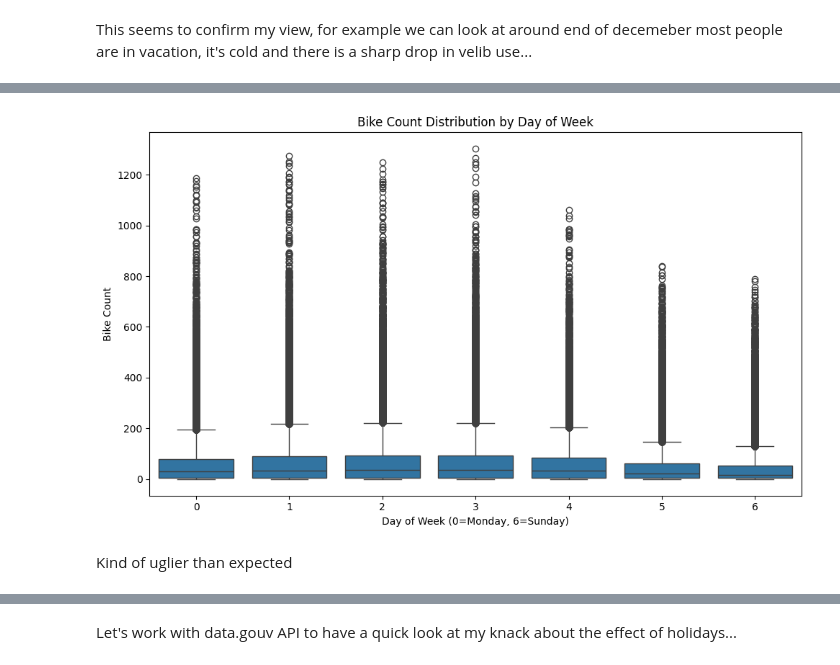
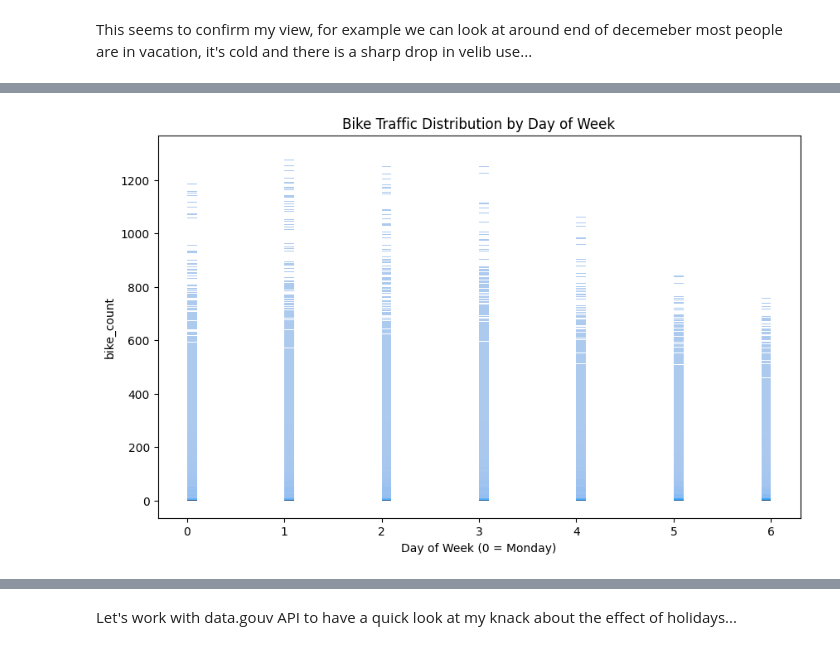
Before and after one commit to alexandreblivet/bike_counters_ac_team, a Jupyter notebook: methodology_notebook.ipynb, the cells around one changed output, grey strips where cells are left out. Saved outputs shown, nothing was run; the diff lists cells and outputs as text; code cells hidden in the pictures.

```diff
--- a/methodology_notebook.ipynb
+++ b/methodology_notebook.ipynb
@@ -120,14 +132,10 @@ This seems to confirm my view, for example we can look at around end of decemebe
 # %%
 
-# Day of Week Patterns
+# 3. Weekly Patterns
 plt.figure(figsize=(10, 6))
-sns.boxplot(data=df, x='day_of_week', y='bike_count')
-plt.title('Bike Count Distribution by Day of Week')
-plt.xlabel('Day of Week (0=Monday, 6=Sunday)')
-plt.ylabel('Bike Count')
-plt.tight_layout()
+sns.histplot(data=df, x='day_of_week', y='bike_count')
+plt.title('Bike Traffic Distribution by Day of Week')
+plt.xlabel('Day of Week (0 = Monday)')
 plt.show()
 # %% [output]
-[figure, old version]
+[figure, new version]
-# %% [markdown]
-Kind of uglier than expected
```
Also changed, not shown: parts of 19 cells of this notebook.
